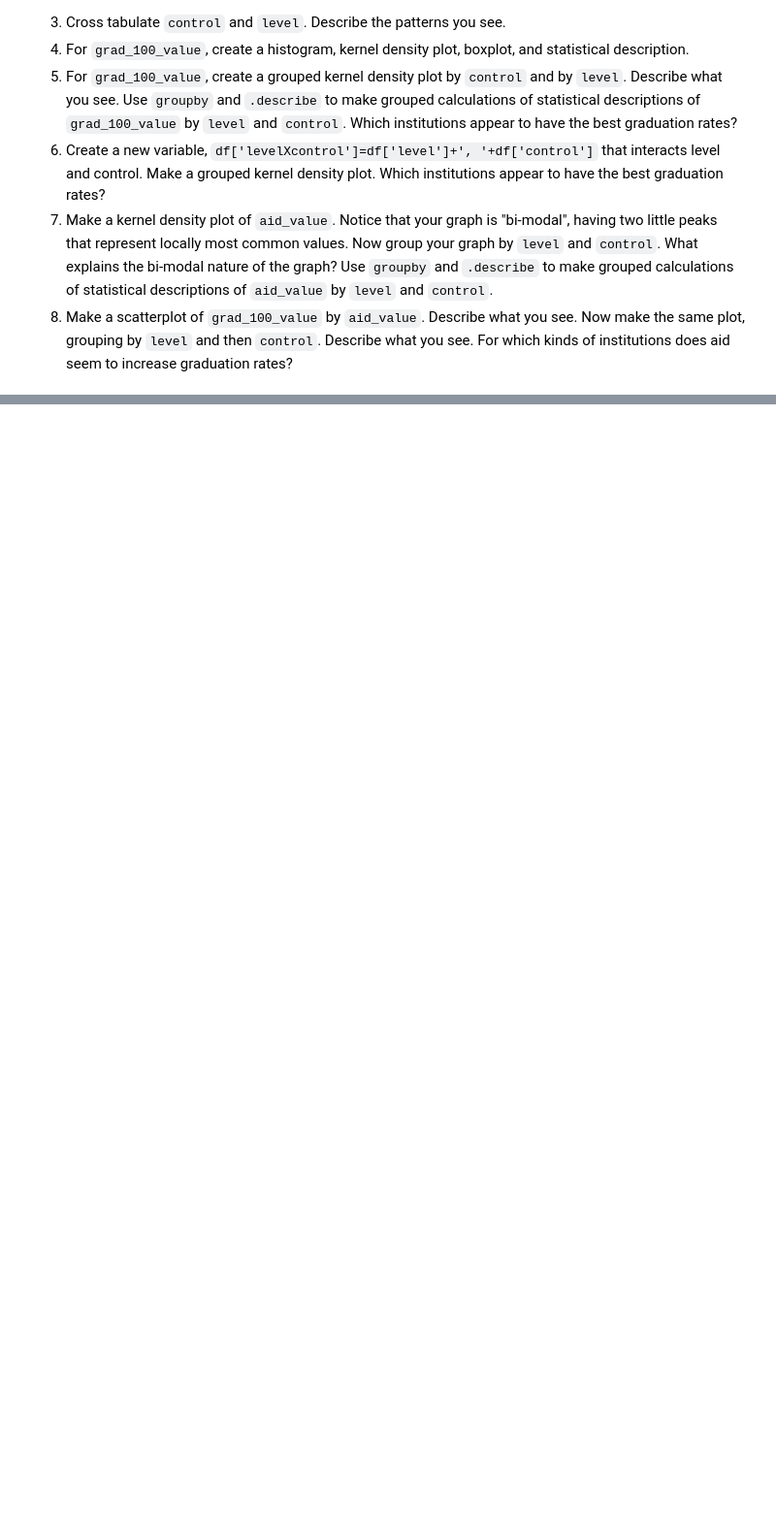
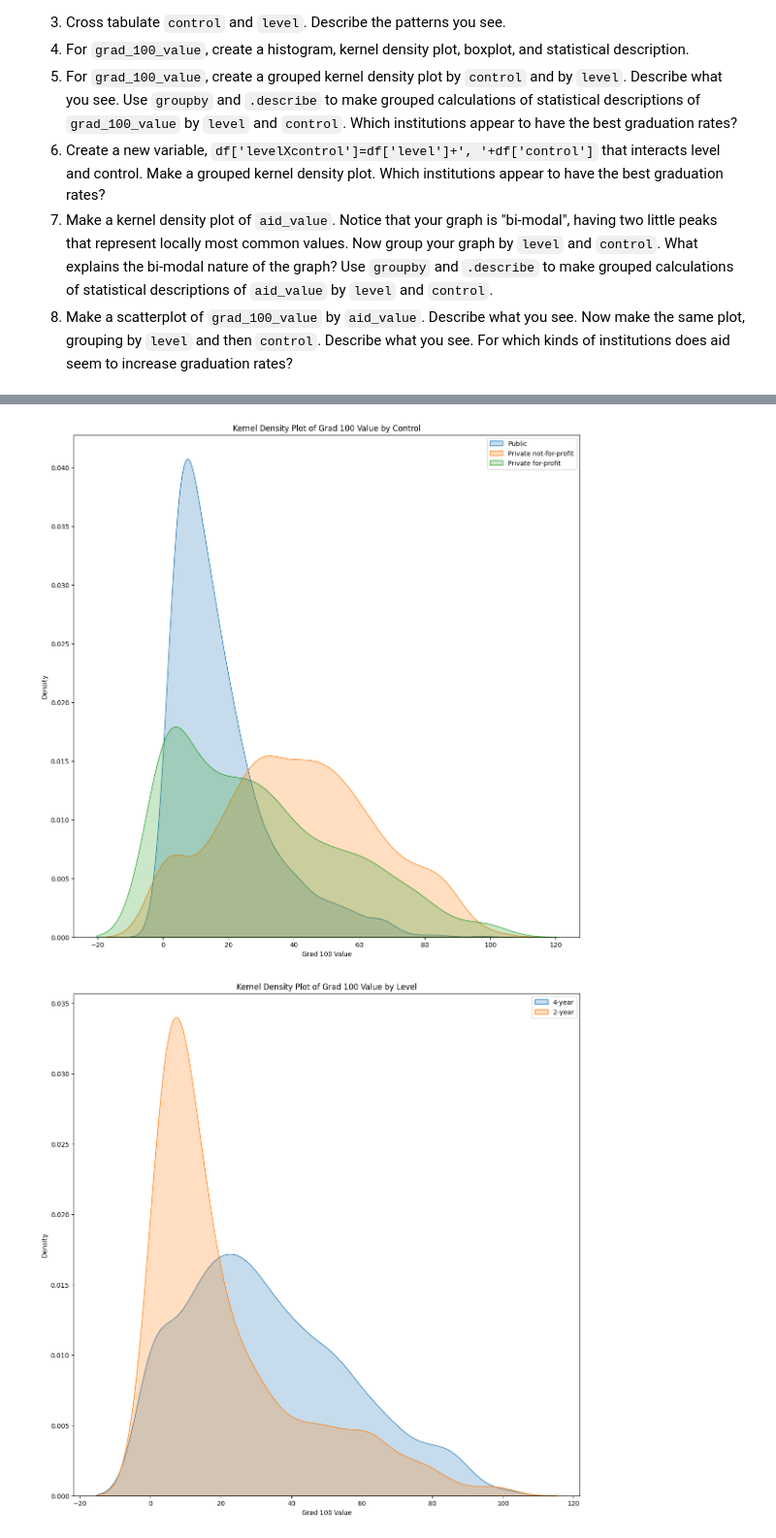
Before and after one commit to CSHieuV/assignment2, a Jupyter notebook: assignment2.ipynb, the cells around one changed output, grey strips where cells are left out. Shown at 97% size. Cells and saved outputs as stored; diff of their text form; code cells hidden in the pictures; blank space fills up the shorter version.

```diff
--- a/assignment2.ipynb
+++ b/assignment2.ipynb
@@ -235,0 +318,44 @@ The "relevant" variables for this question are:
+# %%
+# PART 5 HERE:
+#source: https://seaborn.pydata.org/generated/seaborn.kdeplot.html
+
+
+# CONTROL GRAPHS
+plt.figure(figsize=(14, 14))
+for control_type in college_data['control'].unique():
+    subset = college_data[college_data['control'] == control_type]
+    sns.kdeplot(subset['grad_100_value'].dropna(), fill=True, label=control_type)
+plt.title('Kernel Density Plot of Grad 100 Value by Control')
+plt.xlabel('Grad 100 Value')
+plt.ylabel('Density')
+plt.legend()
+plt.show()
+
+#LEVEL GRAPHS
+plt.figure(figsize=(14, 14))
+for level_type in college_data['level'].unique():
+    subset = college_data[college_data['level'] == level_type]
+    sns.kdeplot(subset['grad_100_value'].dropna(), fill=True, label=level_type)
+plt.title('Kernel Density Plot of Grad 100 Value by Level')
+plt.ylabel('Density')
+plt.xlabel('Grad 100 Value')
+plt.legend()
+plt.show()
+
+level_description = college_data.groupby('level')["grad_100_value"].describe()
+control_description = college_data.groupby('control')["grad_100_value"].describe()
+
+print("This is the level description\n")
+print(level_description)
+print("\n")
+print("This is the control description\n")
+print(control_description)
+
+print("From these graphs, I can see that the private not for profits tend to have higher graduation rates. Furthermore, the 4 year colleges seem to have a higher graduation rate than the 2 year colleges.")
+print("""
+    The institutions that appear to have the best graduation ratres are the private not-for-profit institutions, with an average graduation rate
+      of 41.66 percent
+""")
+# %% [output]
+[figure, added]
+[figure, added]
```
Also changed, not shown: parts of 7 cells of this notebook.
